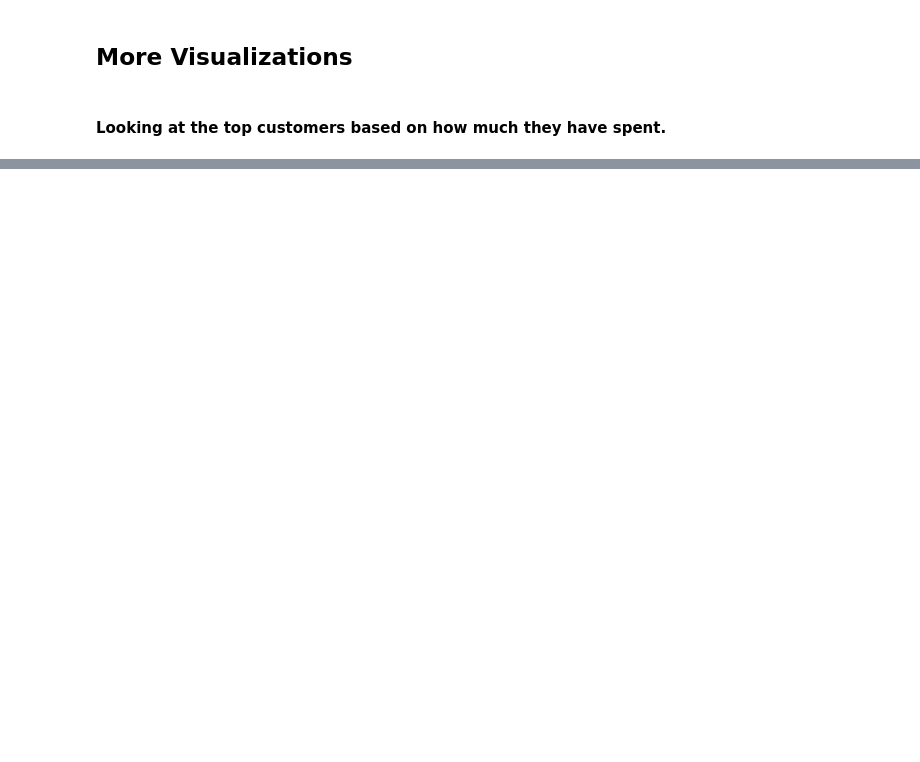
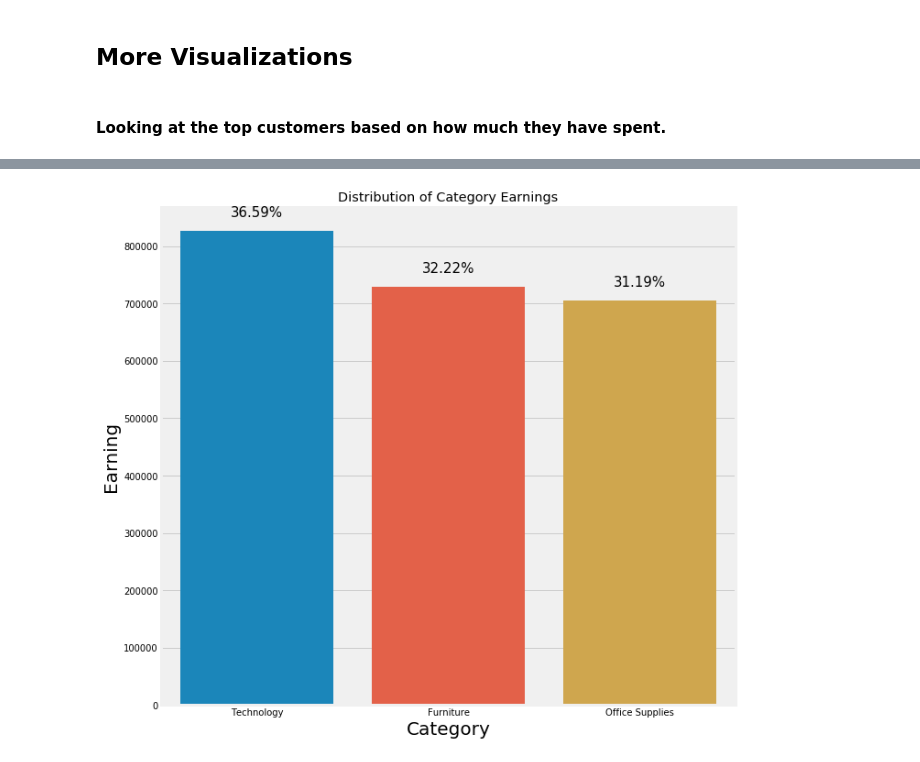
Before and after one commit to Moses-Lin/timeseries, a Jupyter notebook: EDA.ipynb, the cells around one changed output, grey strips where cells are left out. Drawn from its saved outputs; the diff is of its cells as text; code cells hidden in the pictures; blank space fills up the shorter version.

```diff
--- a/EDA.ipynb
+++ b/EDA.ipynb
@@ -135,0 +360,24 @@ for k,v in topcust["Sales"].items():
+# %%
+cat1 = topcat[topcat['Category'] == 'Technology']['Sales'][0]
+cat2 = topcat[topcat['Category'] == 'Furniture']['Sales'][1]
+cat3 = topcat[topcat['Category'] == 'Office Supplies']['Sales'][2]
+totalcat = cat1 + cat2 + cat3
+
+
+plt.figure(figsize=(10,10))
+
+xaxis = ['Technology', 'Furniture', 'Office Supplies']
+yaxis = [cat1, cat2, cat3]
+ax = sns.barplot(xaxis, yaxis)
+
+plt.title('Distribution of Category Earnings')
+plt.ylabel('Earning', fontsize = 20)
+plt.xlabel('Category', fontsize = 20)
+
+
+for p in ax.patches:
+             ax.annotate("%.2f" % (p.get_height()*100/totalcat)+'%', (p.get_x() + p.get_width() / 2., p.get_height()),
+                 ha='center', va='center', fontsize=15, color='black', xytext=(0, 20),
+                 textcoords='offset points')
+# %% [output]
+[figure, added]
```
Also changed, not shown: parts of 24 cells of this notebook.
